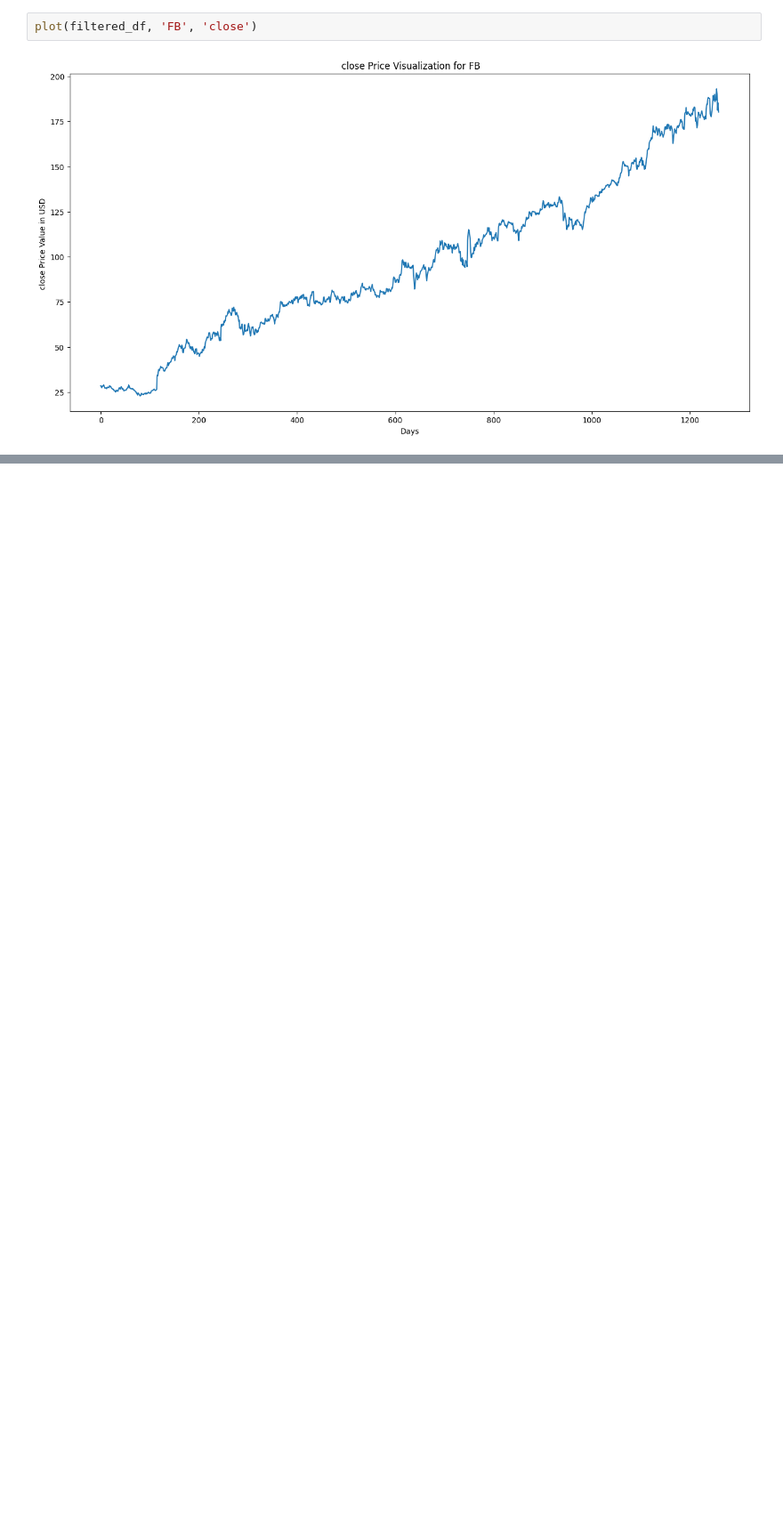
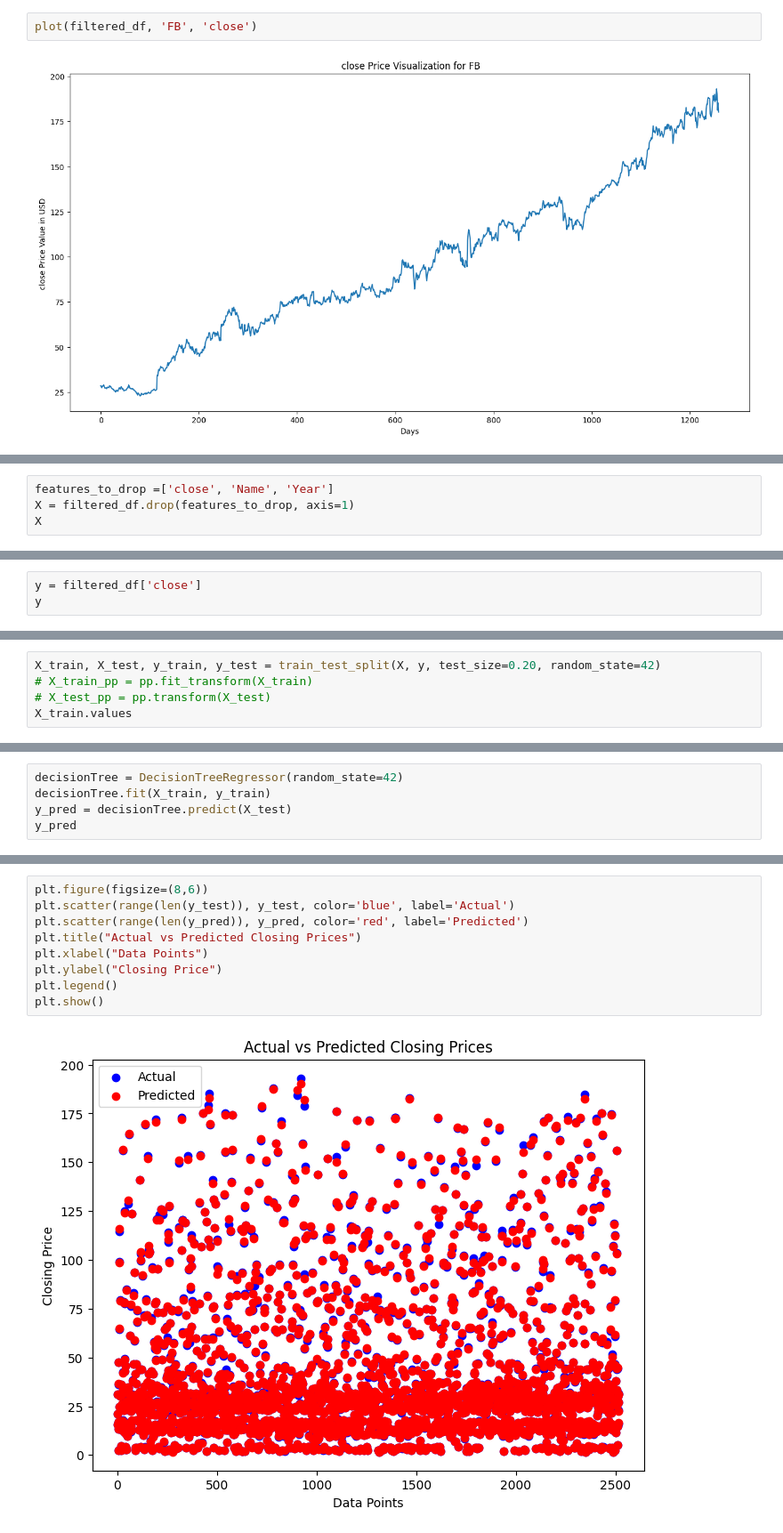
Before and after one commit to paarthvisharma/StockPricePrediction, a Jupyter notebook: StockPrediction.ipynb, the cells around one changed output, grey strips where cells are left out. Shown at 89% size. Drawn from its saved outputs; the diff is of its cells as text; blank space fills up the shorter version.

Commit message:
Descision Tree using sklearn

```diff
--- a/StockPrediction.ipynb
+++ b/StockPrediction.ipynb
@@ -177,0 +204,4 @@ plot(filtered_df, 'FB', 'close')
+# %%
+features_to_drop =['close', 'Name', 'Year']
+X = filtered_df.drop(features_to_drop, axis=1)
+X
@@ -177,0 +222,3 @@ plot(filtered_df, 'FB', 'close')
+# %%
+y = filtered_df['close']
+y
@@ -177,0 +238,5 @@ plot(filtered_df, 'FB', 'close')
+# %%
+X_train, X_test, y_train, y_test = train_test_split(X, y, test_size=0.20, random_state=42)
+# X_train_pp = pp.fit_transform(X_train)
+# X_test_pp = pp.transform(X_test)
+X_train.values
@@ -177,0 +255,5 @@ plot(filtered_df, 'FB', 'close')
+# %%
+decisionTree = DecisionTreeRegressor(random_state=42)
+decisionTree.fit(X_train, y_train)
+y_pred = decisionTree.predict(X_test)
+y_pred
@@ -177,0 +271,11 @@ plot(filtered_df, 'FB', 'close')
+# %%
+plt.figure(figsize=(8,6))
+plt.scatter(range(len(y_test)), y_test, color='blue', label='Actual')
+plt.scatter(range(len(y_pred)), y_pred, color='red', label='Predicted')
+plt.title("Actual vs Predicted Closing Prices")
+plt.xlabel("Data Points")
+plt.ylabel("Closing Price")
+plt.legend()
+plt.show()
+# %% [output]
+[figure, added]
```
Also changed, not shown: parts of 11 cells of this notebook.
